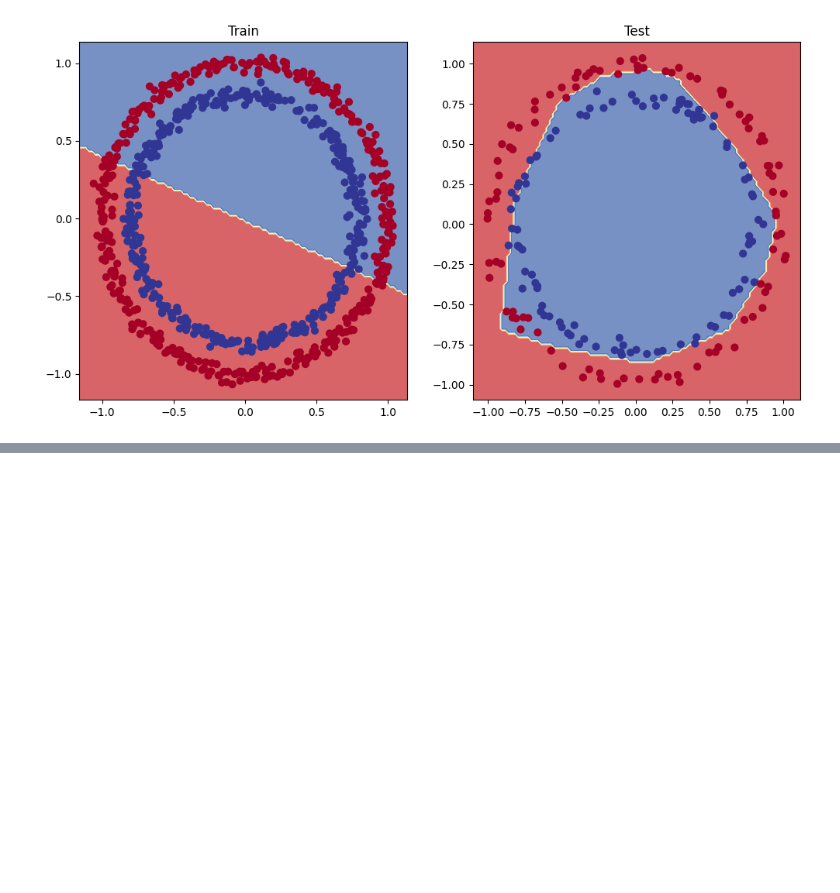
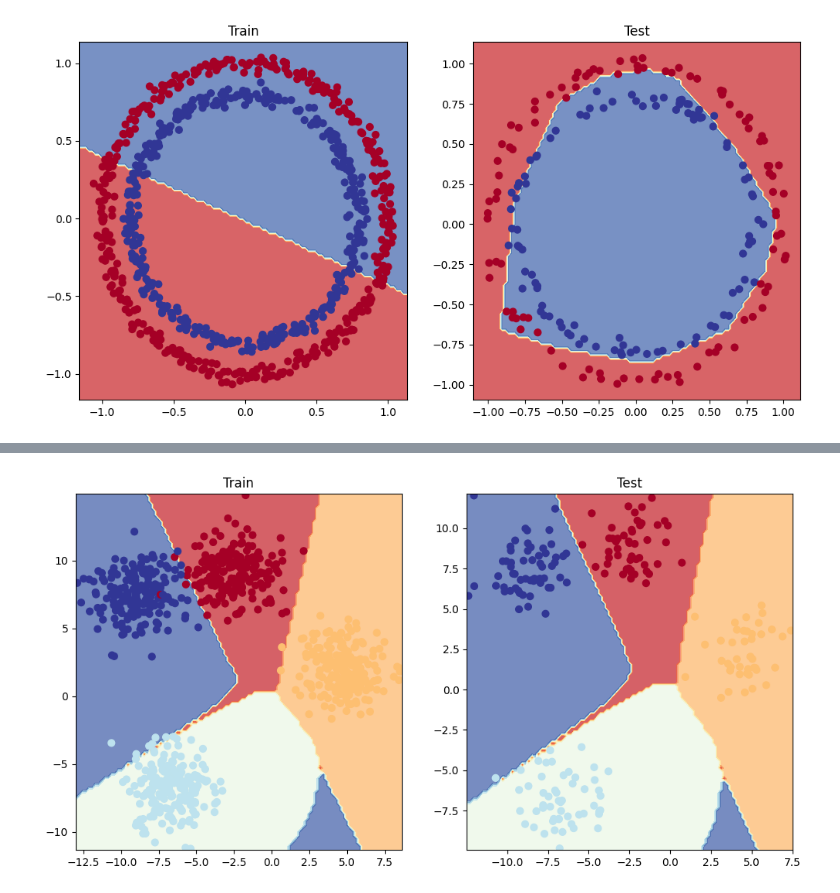
Before and after one commit to kuanmol/aimldl, a Jupyter notebook: PYTORCH/pytorch-classification.ipynb, the cells around one changed output, grey strips where cells are left out. Cells and saved outputs as stored; diff of their text form; code cells hidden in the pictures; blank space fills up the shorter version.

```diff
--- a/PYTORCH/pytorch-classification.ipynb
+++ b/PYTORCH/pytorch-classification.ipynb
@@ -613,0 +469,18 @@ plot_decision_boundary(model_3, X_test, y_test) # model_3 = has non-linearity
+# %%
+class BlobModel(nn.Module):
+    def __init__(self, input_features, output_features, hidden_features=8):
+        super().__init__()
+        self.linear_layer_stack = nn.Sequential(
+            nn.Linear(in_features=input_features, out_features=hidden_features),
+            nn.ReLU(),
+            nn.Linear(in_features=hidden_features, out_features=hidden_features),
+            nn.ReLU(),
+            nn.Linear(in_features=hidden_features, out_features=output_features)
+        )
+
+    def forward(self, x):
+        return self.linear_layer_stack(x)
+
+
+model4 = BlobModel(input_features=2, output_features=4, hidden_features=8).to(device)
+model4
@@ -613,0 +497,5 @@ plot_decision_boundary(model_3, X_test, y_test) # model_3 = has non-linearity
+# %%
+# Create loss and optimizer
+loss_fn = nn.CrossEntropyLoss()
+optimizer = torch.optim.SGD(model4.parameters(),
+                            lr=0.1)
@@ -613,0 +513,8 @@ plot_decision_boundary(model_3, X_test, y_test) # model_3 = has non-linearity
+# %%
+# Make prediction logits with model
+y_logits = model4(x_blob_test.to(device))
+
+# Perform softmax calculation on logits across dimension 1 to get prediction probabilities
+y_pred_probs = torch.softmax(y_logits, dim=1)
+print(y_logits[:5])
+print(y_pred_probs[:5])
@@ -613,0 +617,10 @@ plot_decision_boundary(model_3, X_test, y_test) # model_3 = has non-linearity
+# %%
+plt.figure(figsize=(12, 6))
+plt.subplot(1, 2, 1)
+plt.title("Train")
+plot_decision_boundary(model4, X_blob_train, y_blob_train)
+plt.subplot(1, 2, 2)
+plt.title("Test")
+plot_decision_boundary(model4, X_blob_test, y_blob_test)
+# %% [output]
+[figure, added]
```
Also changed, not shown: parts of 43 cells of this notebook.
